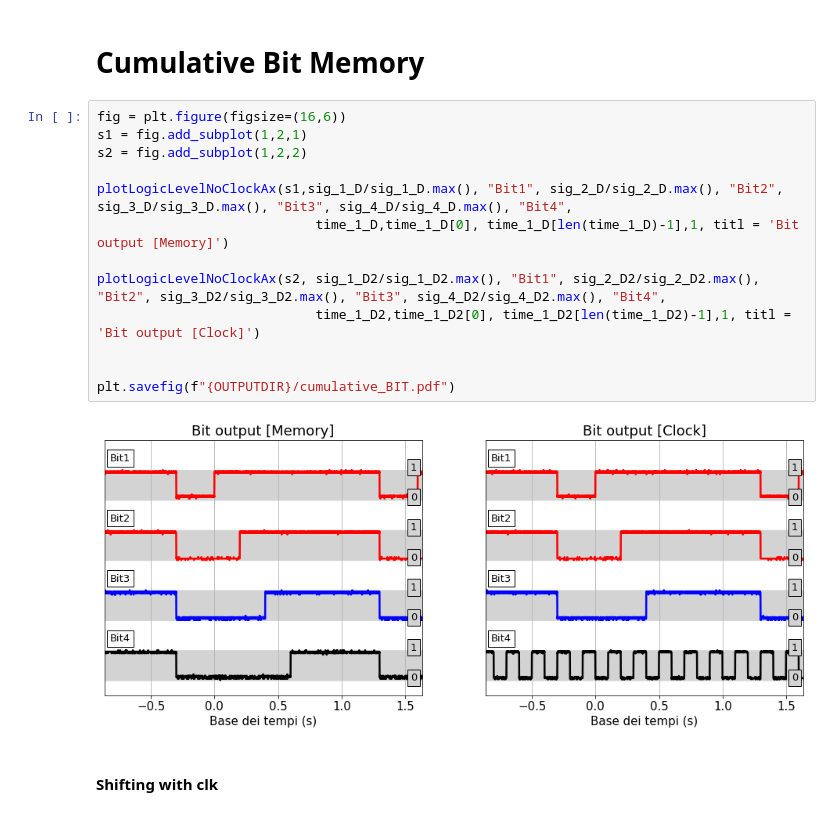
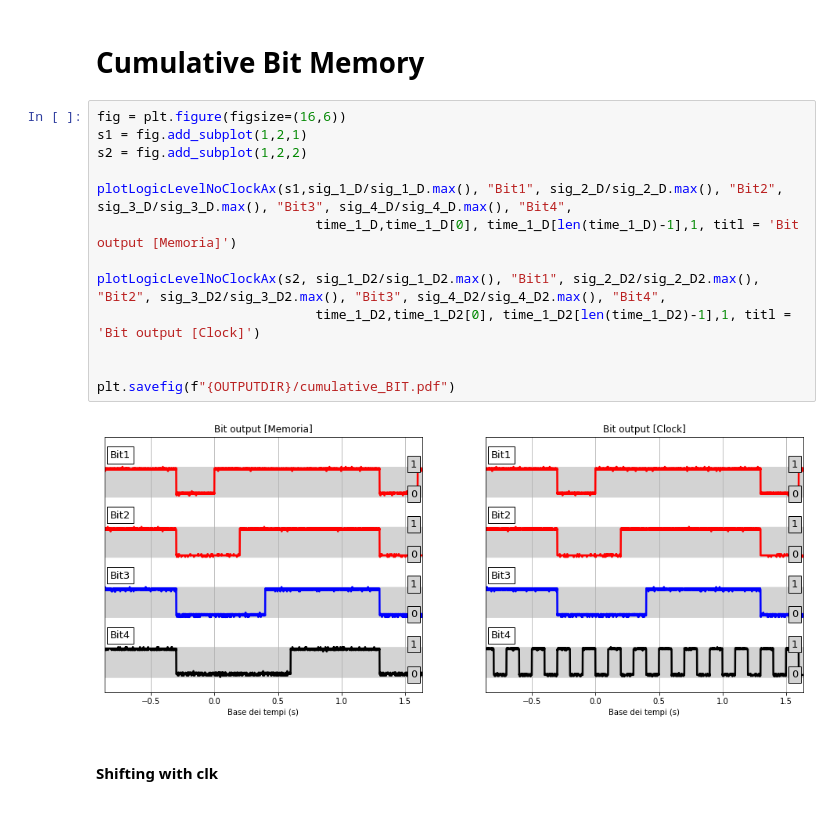
Before and after one commit to valeriopagliarino/Electronics-2021-UNITO-Public, a Jupyter notebook: analysis/2_AND_JK_BJT.ipynb, the cells around one changed output. Drawn from its saved outputs; the diff is of its cells as text.

```diff
--- a/analysis/2_AND_JK_BJT.ipynb
+++ b/analysis/2_AND_JK_BJT.ipynb
@@ -468,18 +470,18 @@ plt.savefig(f"{OUTPUTDIR}/BIT-clk.pdf")
 # %%
 fig = plt.figure(figsize=(16,6))
 s1 = fig.add_subplot(1,2,1)
 s2 = fig.add_subplot(1,2,2)
 
 plotLogicLevelNoClockAx(s1,sig_1_D/sig_1_D.max(), "Bit1", sig_2_D/sig_2_D.max(), "Bit2", sig_3_D/sig_3_D.max(), "Bit3", sig_4_D/sig_4_D.max(), "Bit4",
-                            time_1_D,time_1_D[0], time_1_D[len(time_1_D)-1],1, titl = 'Bit output [Memory]')
+                            time_1_D,time_1_D[0], time_1_D[len(time_1_D)-1],1, titl = 'Bit output [Memoria]')
 
 plotLogicLevelNoClockAx(s2, sig_1_D2/sig_1_D2.max(), "Bit1", sig_2_D2/sig_2_D2.max(), "Bit2", sig_3_D2/sig_3_D2.max(), "Bit3", sig_4_D2/sig_4_D2.max(), "Bit4",
                             time_1_D2,time_1_D2[0], time_1_D2[len(time_1_D2)-1],1, titl = 'Bit output [Clock]')
 
 
 plt.savefig(f"{OUTPUTDIR}/cumulative_BIT.pdf")
 # %% [output]
-[figure, old version]
+[figure, new version]
 # %% [markdown]
 #### Shifting with clk
 # %%
```
Also changed, not shown: parts of 8 cells of this notebook, 2 other files.
